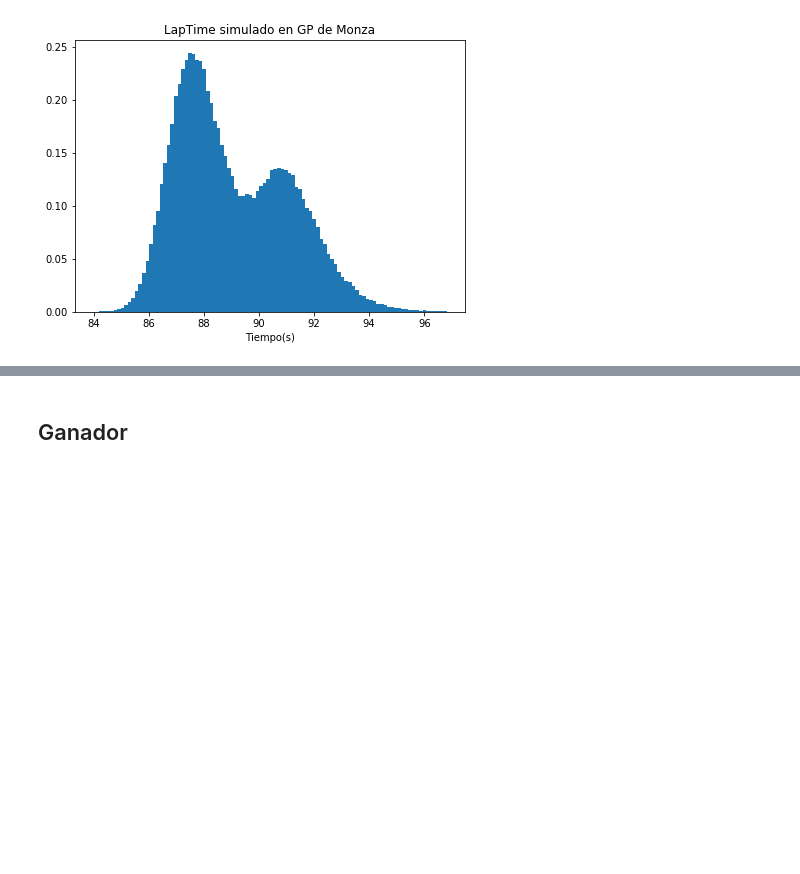
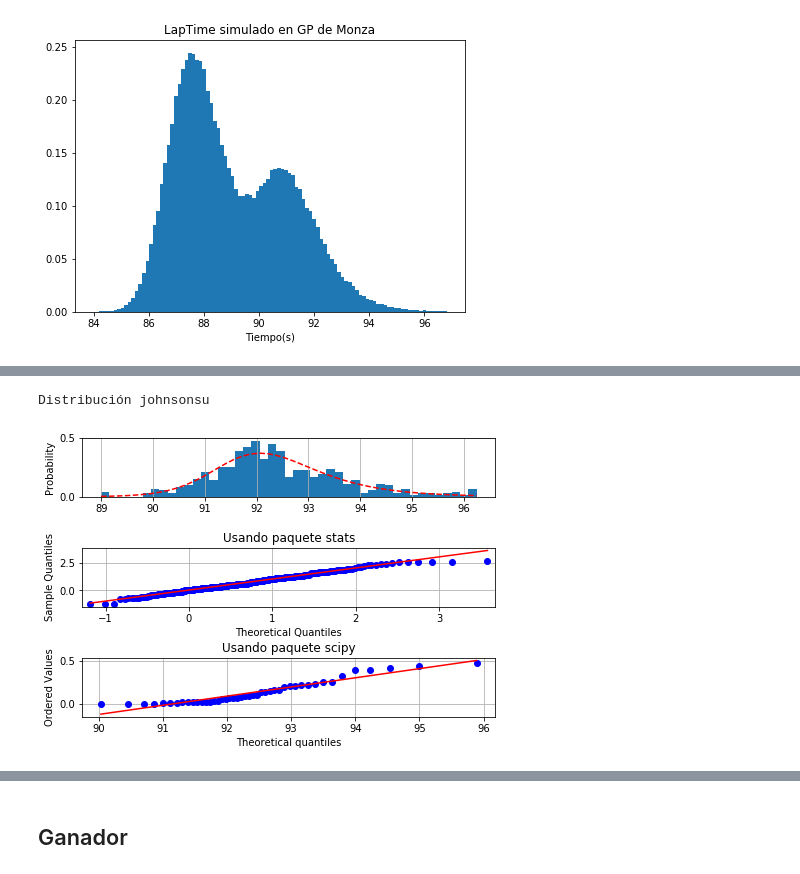
Before and after one commit to carolanb/Proyecto_modulo1, a Jupyter notebook: ProyectoModulo1_LopezA_NavarroC.ipynb, the cells around one changed output, grey strips where cells are left out. Saved outputs shown, nothing was run; the diff lists cells and outputs as text; code cells hidden in the pictures; blank space fills up the shorter version.

```diff
--- a/ProyectoModulo1_LopezA_NavarroC.ipynb
+++ b/ProyectoModulo1_LopezA_NavarroC.ipynb
@@ -565,0 +684,6 @@ hist(sim_dt_monza,'Tiempo Simulado','LapTime simulado en GP de Monza',100)
+# %%
+#PRUEBAS Q-Q para las 3 mejores distribuciones
+graf_qq(c,'johnsonsu',45)
+# %% [output]
+Distribución johnsonsu
+[figure, added]
```
Also changed, not shown: parts of 21 cells of this notebook.
